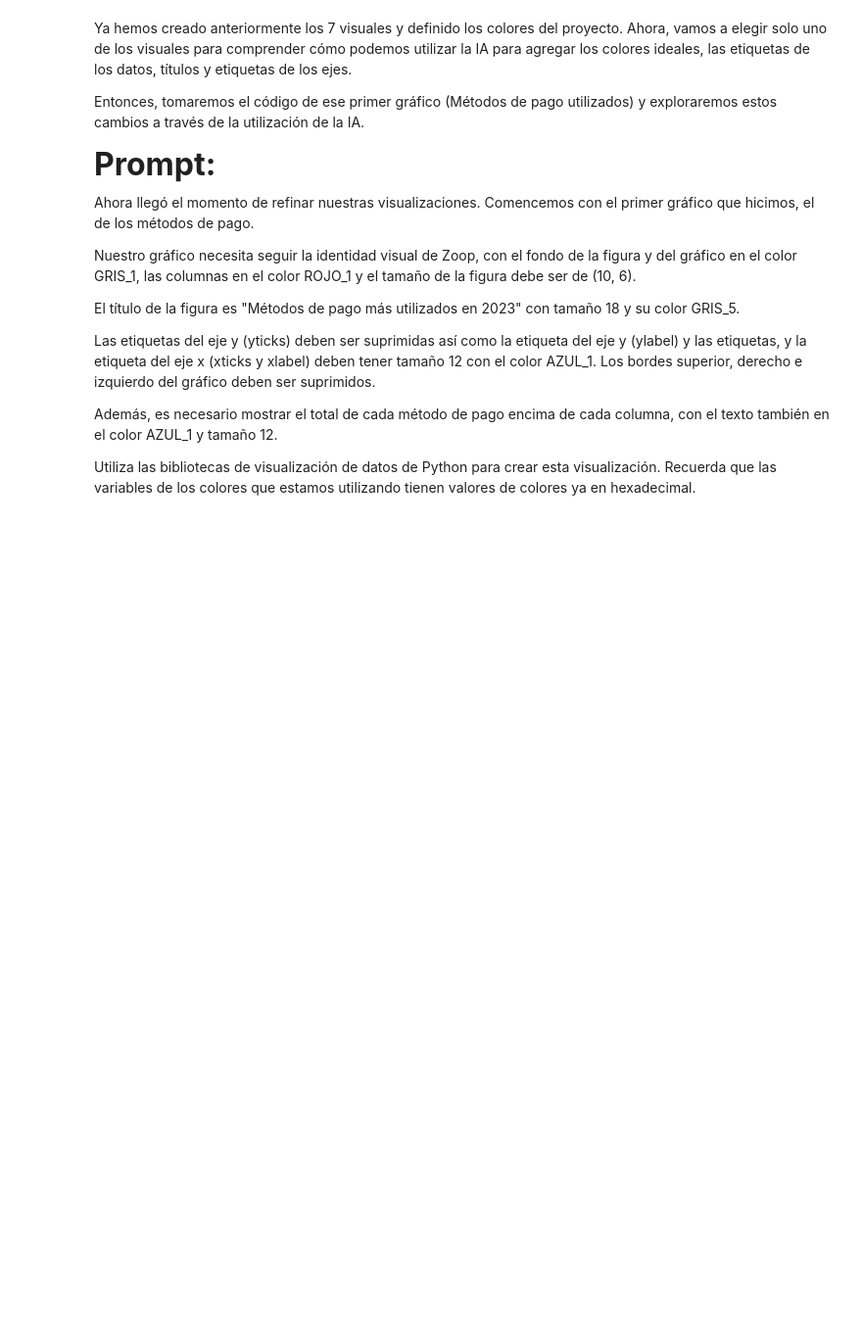
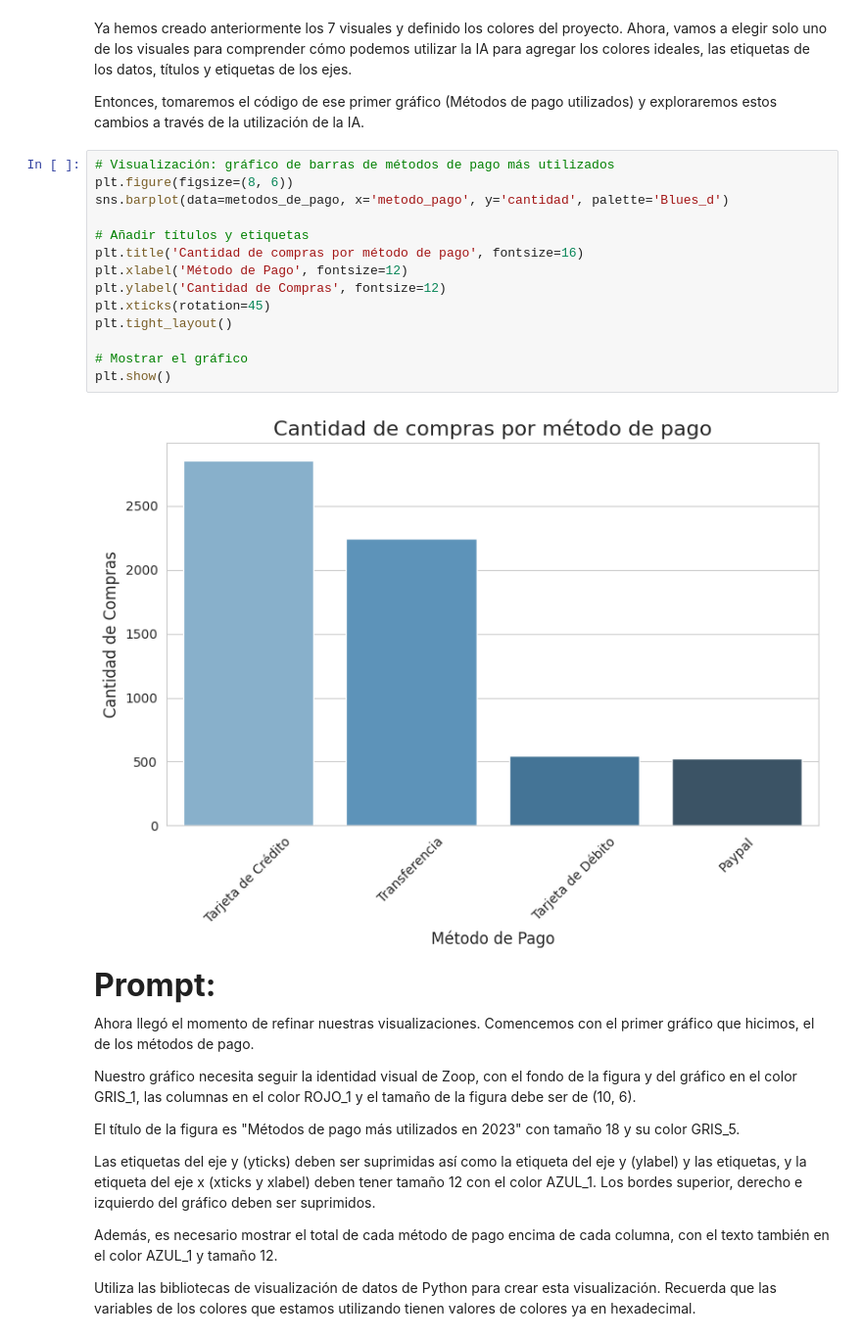
Before and after one commit to diego2003-her14/cursos-alura-ciencia-de-datos, a Jupyter notebook: IA_aplicada_a_ciencia_de_datos.ipynb, the cells around one changed output. Shown at 98% size. Cells and saved outputs as stored; diff of their text form; blank space fills up the shorter version.

```diff
--- a/IA_aplicada_a_ciencia_de_datos.ipynb
+++ b/IA_aplicada_a_ciencia_de_datos.ipynb
@@ -1130,6 +1130,22 @@ Mientras que la IA puede realizar tareas complejas, como análisis de datos y re
 Ya hemos creado anteriormente los 7 visuales y definido los colores del proyecto. Ahora, vamos a elegir solo uno de los visuales para comprender cómo podemos utilizar la IA para agregar los colores ideales, las etiquetas de los datos, títulos y etiquetas de los ejes.
 
 Entonces, tomaremos el código de ese primer gráfico (Métodos de pago utilizados) y exploraremos estos cambios a través de la utilización de la IA.
+# %%
+# Visualización: gráfico de barras de métodos de pago más utilizados
+plt.figure(figsize=(8, 6))
+sns.barplot(data=metodos_de_pago, x='metodo_pago', y='cantidad', palette='Blues_d')
+
+# Añadir títulos y etiquetas
+plt.title('Cantidad de compras por método de pago', fontsize=16)
+plt.xlabel('Método de Pago', fontsize=12)
+plt.ylabel('Cantidad de Compras', fontsize=12)
+plt.xticks(rotation=45)
+plt.tight_layout()
+
+# Mostrar el gráfico
+plt.show()
+# %% [output]
+[figure, added]
 # %% [markdown]
 <strong><font color="7b71ff" size =6>Prompt:</font></strong>
 
```
Also changed, not shown: parts of 15 cells of this notebook.
